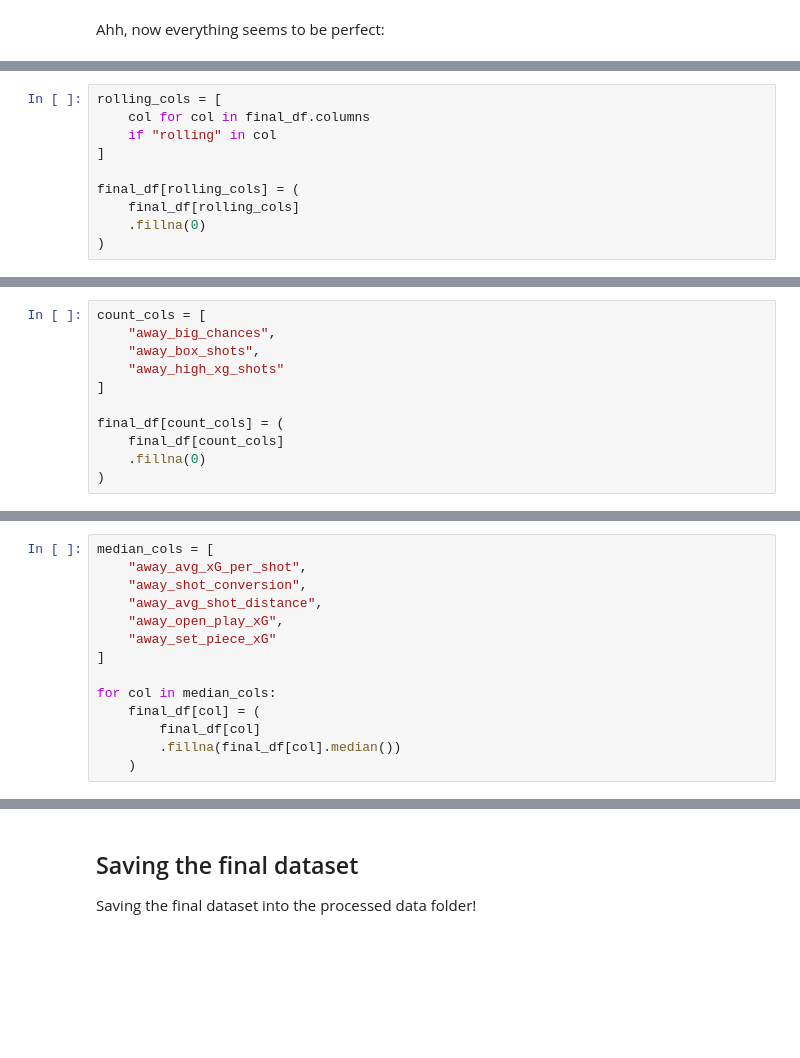
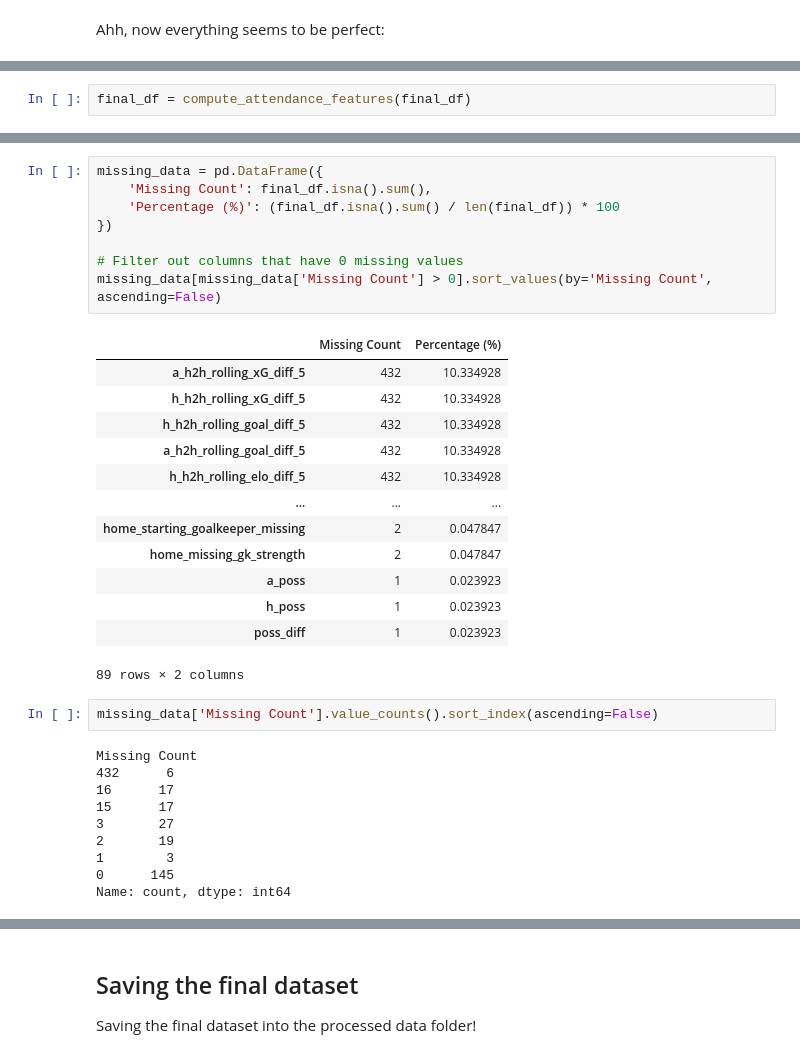
Before and after one commit to kvenov/Football_Betting_Analysis, a Jupyter notebook: notebooks/cleaning_part_2/02_final_data_preparation.ipynb, the cells around one changed output, grey strips where cells are left out. Cells and saved outputs as stored; diff of their text form; blank space fills up the shorter version.

```diff
--- a/notebooks/cleaning_part_2/02_final_data_preparation.ipynb
+++ b/notebooks/cleaning_part_2/02_final_data_preparation.ipynb
@@ -1417,0 +1614,2 @@ Index(['season', 'datetime', 'h_title', 'a_title', 'home_elo', 'away_elo',
+# %%
+final_df = compute_attendance_features(final_df)
@@ -1444,10 +1665,0 @@ Especially for:
-# %%
-rolling_cols = [
-    col for col in final_df.columns
-    if "rolling" in col
-]
-
-final_df[rolling_cols] = (
-    final_df[rolling_cols]
-    .fillna(0)
-)
@@ -1460,11 +1665,0 @@ The count features, such as the **away_big_chances, away_box_shots, away_high_xg
-# %%
-count_cols = [
-    "away_big_chances",
-    "away_box_shots",
-    "away_high_xg_shots"
-]
-
-final_df[count_cols] = (
-    final_df[count_cols]
-    .fillna(0)
-)
@@ -1473,14 +1665,0 @@ And for the **rate / average features** such as the **away_avg_xG_per_shot, away
-# %%
-median_cols = [
-    "away_avg_xG_per_shot",
-    "away_shot_conversion",
-    "away_avg_shot_distance",
-    "away_open_play_xG",
-    "away_set_piece_xG"
-]
-
-for col in median_cols:
-    final_df[col] = (
-        final_df[col]
-        .fillna(final_df[col].median())
-    )
@@ -1498,0 +1666,34 @@ Reducing the memory usage of the dataset:
+# %%
+missing_data = pd.DataFrame({
+    'Missing Count': final_df.isna().sum(),
+    'Percentage (%)': (final_df.isna().sum() / len(final_df)) * 100
+})
+
+# Filter out columns that have 0 missing values
+missing_data[missing_data['Missing Count'] > 0].sort_values(by='Missing Count', ascending=False)
+# %% [output]
+|  | Missing Count | Percentage (%) |
+| a_h2h_rolling_xG_diff_5 | 432 | 10.334928 |
+| h_h2h_rolling_xG_diff_5 | 432 | 10.334928 |
+| h_h2h_rolling_goal_diff_5 | 432 | 10.334928 |
+| a_h2h_rolling_goal_diff_5 | 432 | 10.334928 |
+| h_h2h_rolling_elo_diff_5 | 432 | 10.334928 |
+| ... | ... | ... |
+| home_starting_goalkeeper_missing | 2 | 0.047847 |
+| home_missing_gk_strength | 2 | 0.047847 |
+| a_poss | 1 | 0.023923 |
+| h_poss | 1 | 0.023923 |
+| poss_diff | 1 | 0.023923 |
+89 rows × 2 columns
+# %%
+missing_data['Missing Count'].value_counts().sort_index(ascending=False)
+# %% [output]
+Missing Count
+432      6
+16      17
+15      17
+3       27
+2       19
+1        3
+0      145
+Name: count, dtype: int64
```
Also changed, not shown: parts of 116 cells of this notebook, 2 other files.
